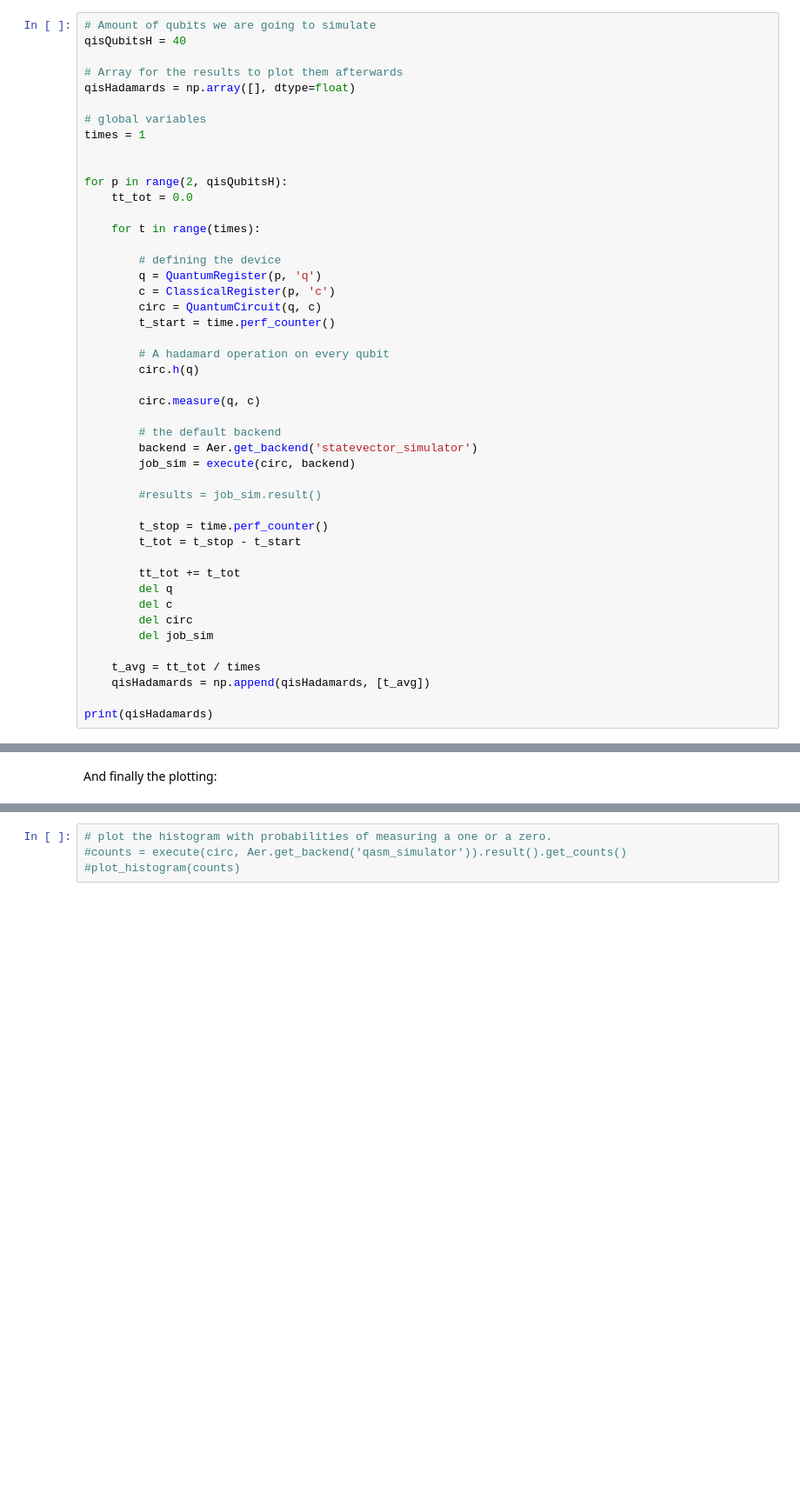
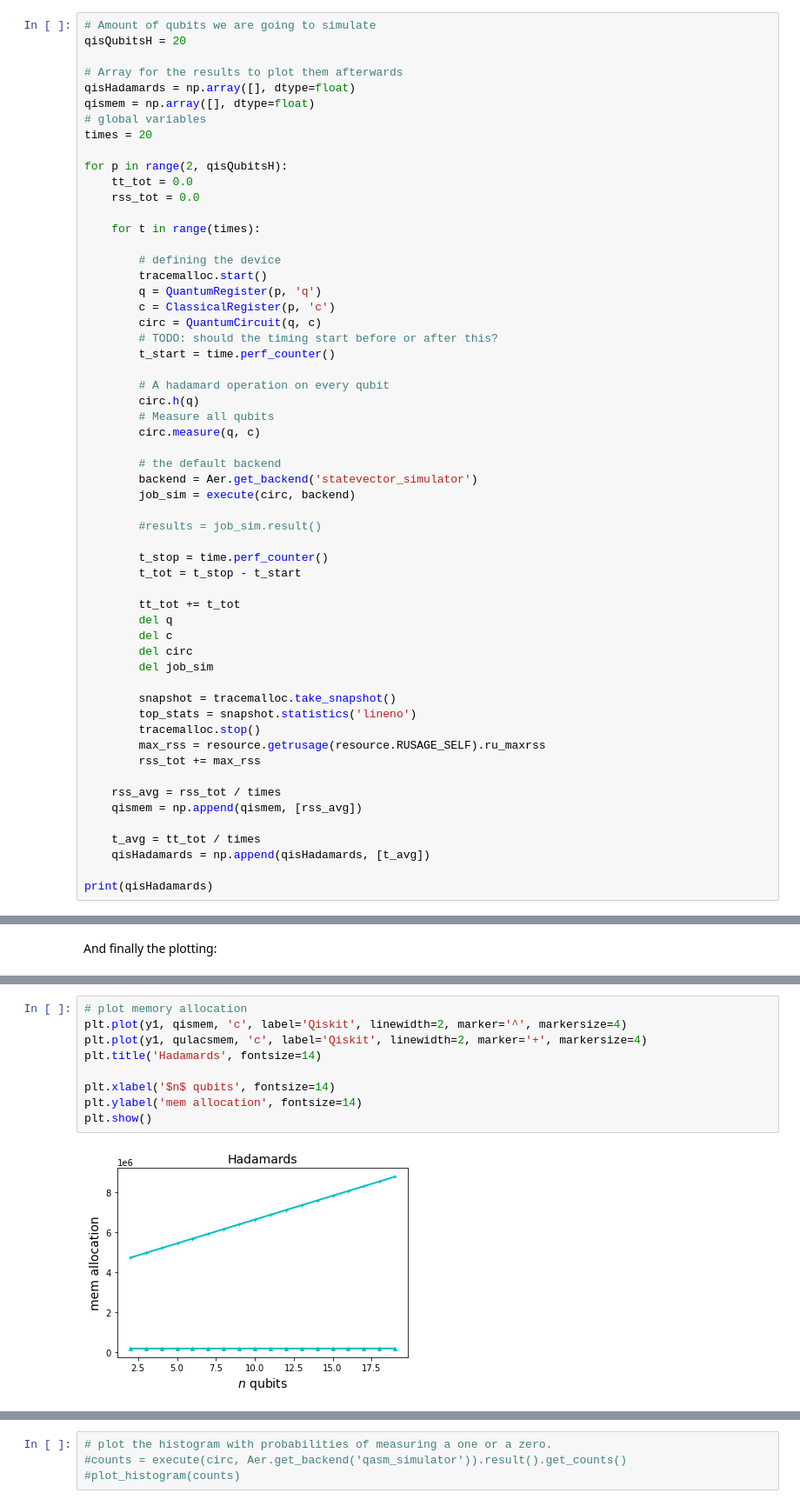
Before and after one commit to sara-nl/QuantumComputing, a Jupyter notebook: notebooks/Basics_and_Benchmarking.ipynb, the cells around one changed output, grey strips where cells are left out. Shown at 87% size. Drawn from its saved outputs; the diff is of its cells as text; blank space fills up the shorter version.

```diff
--- a/notebooks/Basics_and_Benchmarking.ipynb
+++ b/notebooks/Basics_and_Benchmarking.ipynb
@@ -345,29 +388,31 @@ We would like to understand how the simualtion time of these gates scales with t
 Lets start by timing the Hadamard gate. Each circuit will be run 20 times. Below the code for Qiskit:
 # %%
 # Amount of qubits we are going to simulate
-qisQubitsH = 40
+qisQubitsH = 20
 
 # Array for the results to plot them afterwards
 qisHadamards = np.array([], dtype=float)
-
+qismem = np.array([], dtype=float)
 # global variables
-times = 1
-
+times = 20
 
 for p in range(2, qisQubitsH):
     tt_tot = 0.0
+    rss_tot = 0.0
 
     for t in range(times):
 
         # defining the device
+        tracemalloc.start()
         q = QuantumRegister(p, 'q')
         c = ClassicalRegister(p, 'c')
         circ = QuantumCircuit(q, c)
+        # TODO: should the timing start before or after this?
         t_start = time.perf_counter()
 
         # A hadamard operation on every qubit
         circ.h(q)
-
+        # Measure all qubits
         circ.measure(q, c)
 
         # the default backend
@@ -385,6 +430,15 @@ for p in range(2, qisQubitsH):
         del circ
         del job_sim
 
+        snapshot = tracemalloc.take_snapshot()
+        top_stats = snapshot.statistics('lineno')
+        tracemalloc.stop()
+        max_rss = resource.getrusage(resource.RUSAGE_SELF).ru_maxrss
+        rss_tot += max_rss
+
+    rss_avg = rss_tot / times
+    qismem = np.append(qismem, [rss_avg])
+
     t_avg = tt_tot / times
     qisHadamards = np.append(qisHadamards, [t_avg])
 
@@ -582,0 +561,11 @@ Lets now take a look at the CNOT
+# %%
+# plot memory allocation
+plt.plot(y1, qismem, 'c', label='Qiskit', linewidth=2, marker='^', markersize=4)
+plt.plot(y1, qulacsmem, 'c', label='Qiskit', linewidth=2, marker='+', markersize=4)
+plt.title('Hadamards', fontsize=14)
+
+plt.xlabel('$n$ qubits', fontsize=14)
+plt.ylabel('mem allocation', fontsize=14)
+plt.show()
+# %% [output]
+[figure, added]
```
Also changed, not shown: parts of 75 cells of this notebook.
